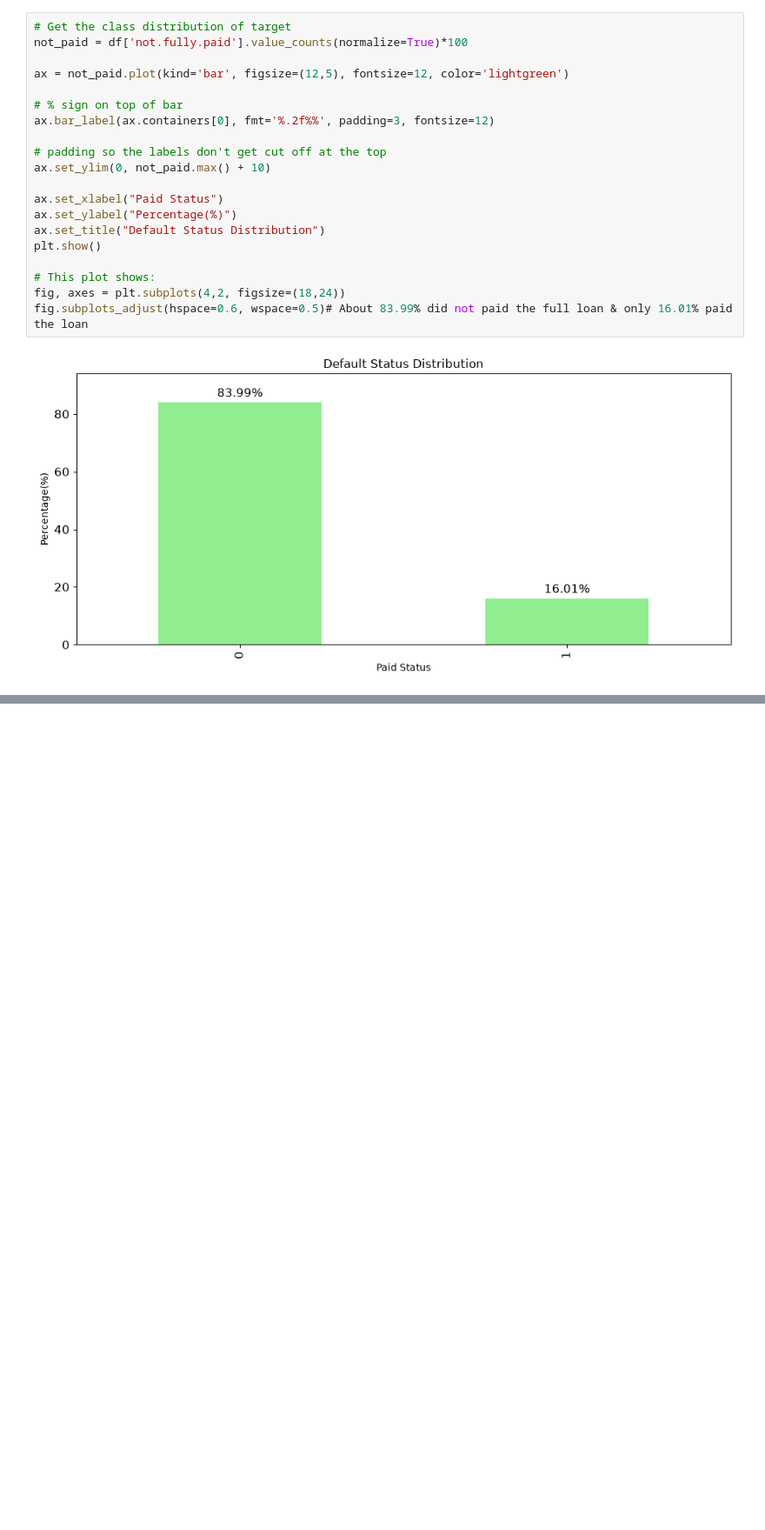
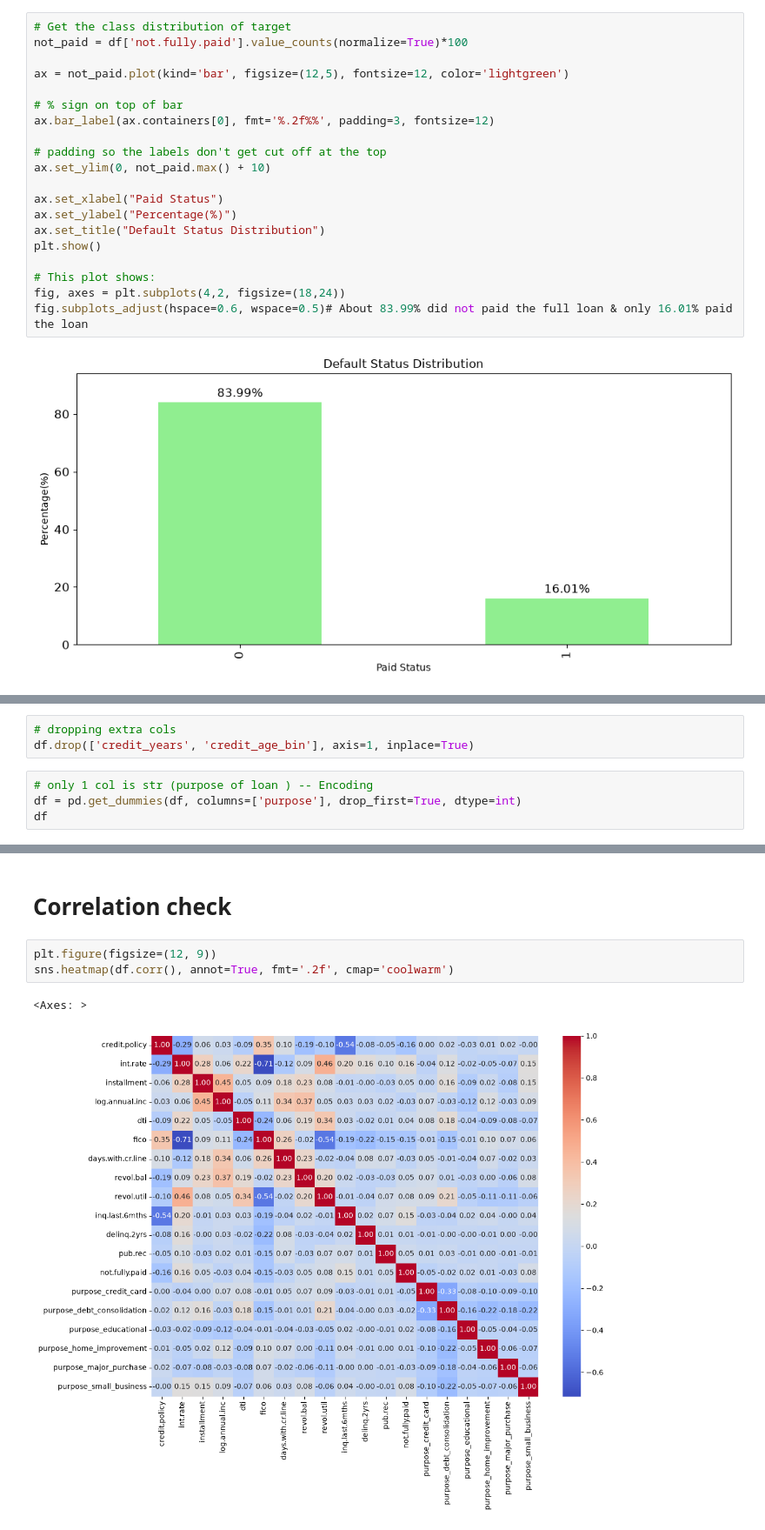
Before and after one commit to Snehil-Raut/Microsoft_AI_Engineering, a Jupyter notebook: deep_learning/Lending_loans/notebook/Lending_loan.ipynb, the cells around one changed output, grey strips where cells are left out. Shown at 87% size. Saved outputs shown, nothing was run; the diff lists cells and outputs as text; blank space fills up the shorter version.

Commit message:
corr & starting model training

```diff
--- a/deep_learning/Lending_loans/notebook/Lending_loan.ipynb
+++ b/deep_learning/Lending_loans/notebook/Lending_loan.ipynb
@@ -199,0 +204,7 @@ df['inq.last.6mths'].nunique()
+# %%
+# dropping extra cols
+df.drop(['credit_years', 'credit_age_bin'], axis=1, inplace=True)
+# %%
+# only 1 col is str (purpose of loan ) -- Encoding
+df = pd.get_dummies(df, columns=['purpose'], drop_first=True, dtype=int)
+df
@@ -199,0 +225,8 @@ df['inq.last.6mths'].nunique()
+# %% [markdown]
+# Correlation check
+# %%
+plt.figure(figsize=(12, 9))
+sns.heatmap(df.corr(), annot=True, fmt='.2f', cmap='coolwarm')
+# %% [output]
+<Axes: >
+[figure, added]
```
Also changed, not shown: parts of 14 cells of this notebook.
